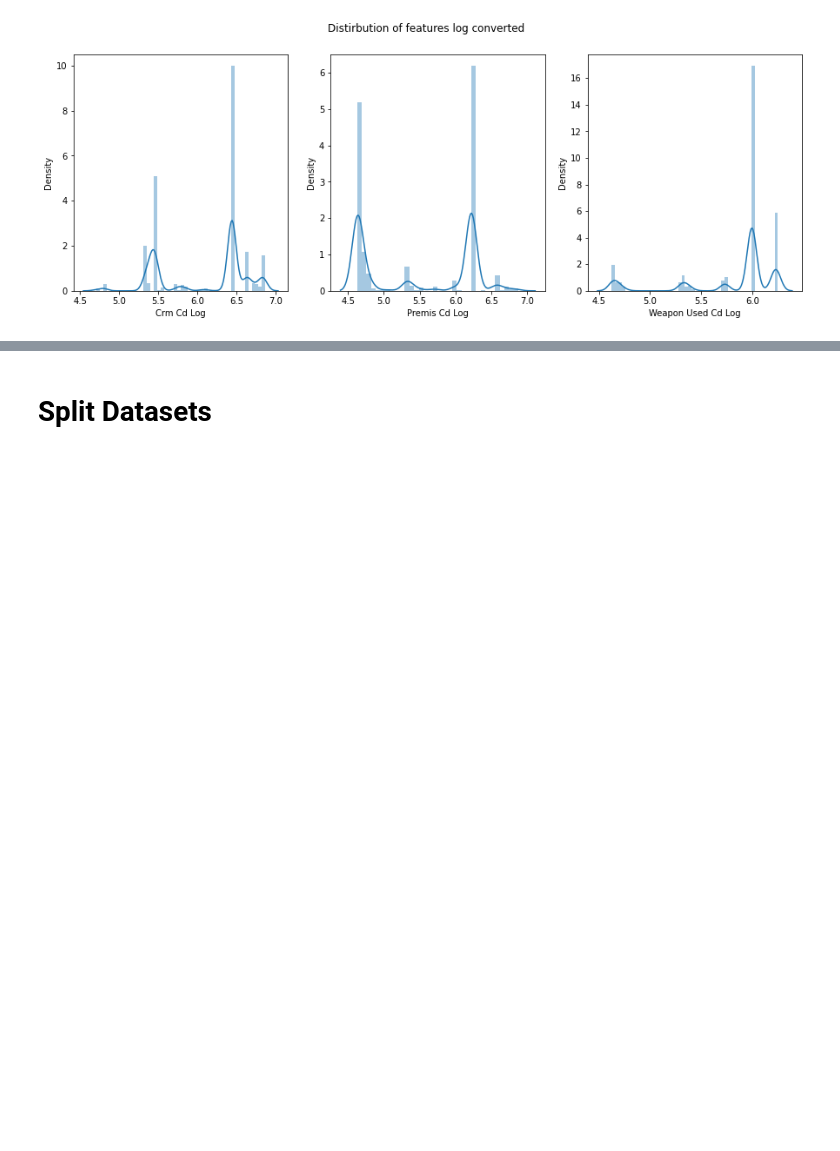
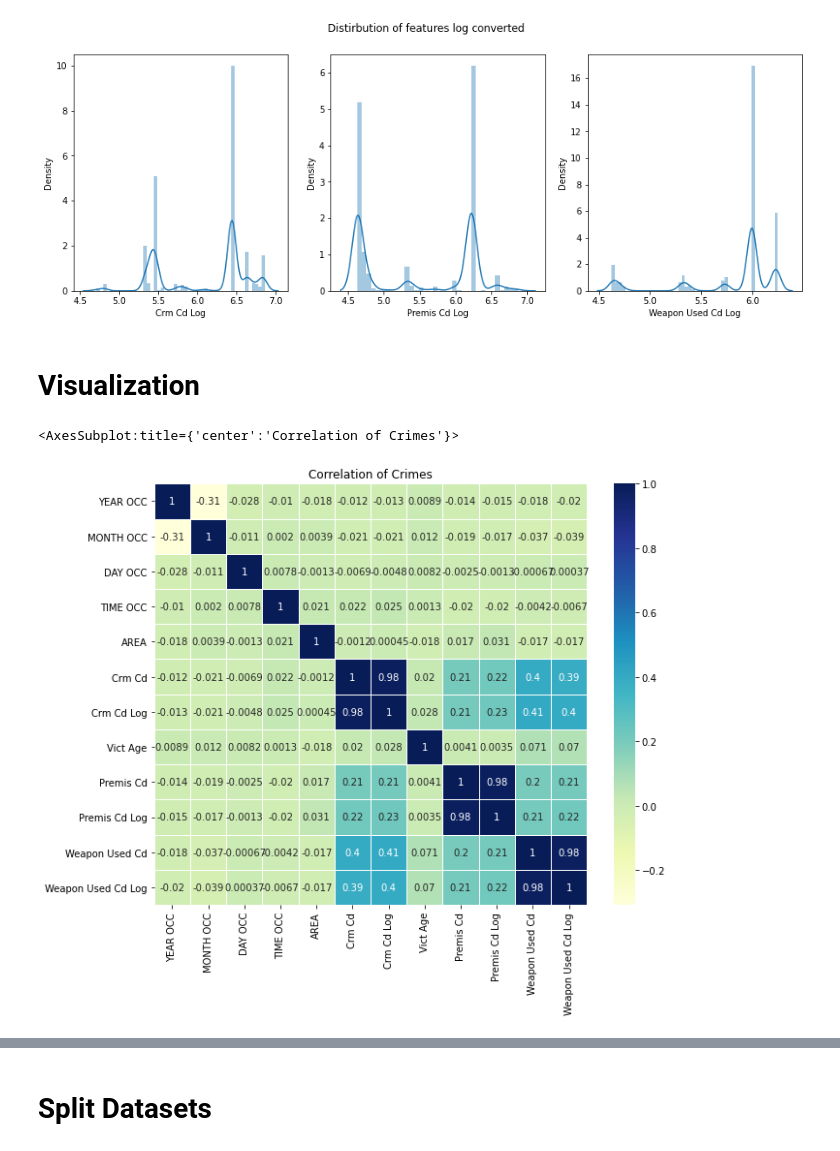
Before and after one commit to escortKwon/IndividualProjects_for_Portfolio, a Jupyter notebook: 09. Crimes in Los Angeles EDA/LosAngelesCrimeEDA.ipynb, the cells around one changed output, grey strips where cells are left out. Drawn from its saved outputs; the diff is of its cells as text; code cells hidden in the pictures; blank space fills up the shorter version.

```diff
--- a/09. Crimes in Los Angeles EDA/LosAngelesCrimeEDA.ipynb
+++ b/09. Crimes in Los Angeles EDA/LosAngelesCrimeEDA.ipynb
@@ -303,3 +303,13 @@ plt.tight_layout
 # %% [output]
 <function matplotlib.pyplot.tight_layout(*, pad=1.08, h_pad=None, w_pad=None, rect=None)>
 [figure]
+# %% [markdown]
+# Visualization
+# %%
+# Correlation Heatmap
+plt.figure(figsize=(10, 8))
+plt.title('Correlation of features')
+sns.heatmap(crimes.corr(), annot=True, linewidths=.5, cmap="YlGnBu")
+# %% [output]
+<AxesSubplot:title={'center':'Correlation of Crimes'}>
+[figure, added]
```
Also changed, not shown: parts of 13 cells of this notebook.
